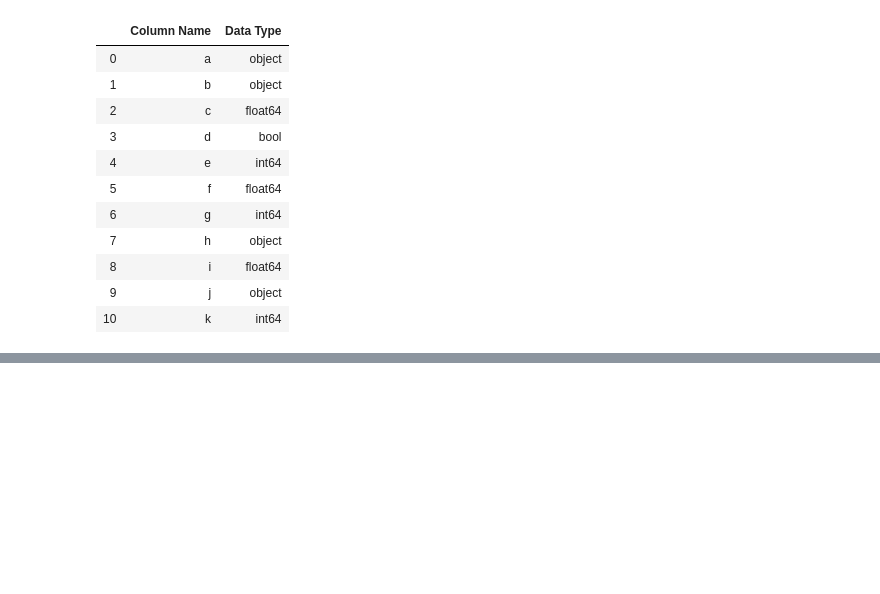
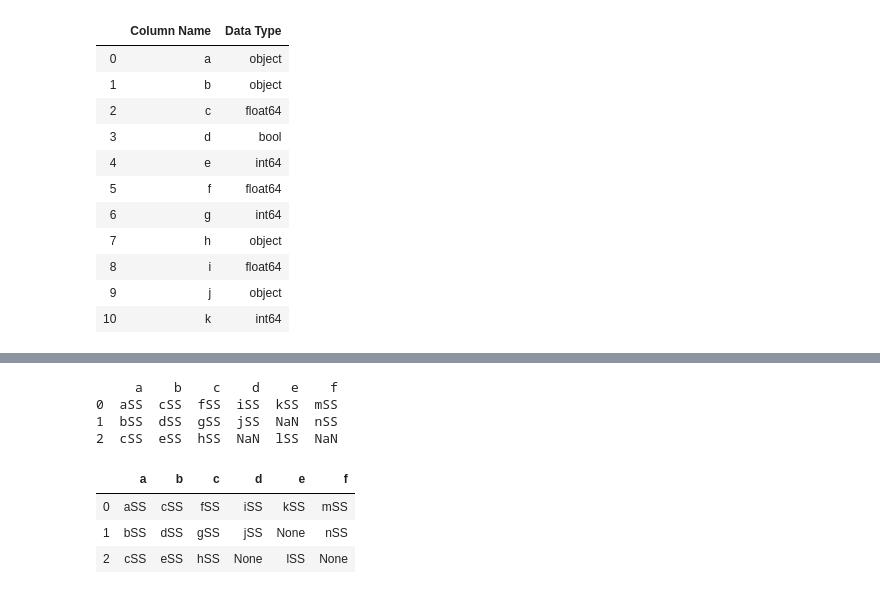
Before and after one commit to najafmurtaza/Analytica, a Jupyter notebook: Test Lib.ipynb, the cells around one changed output, grey strips where cells are left out. Saved outputs shown, nothing was run; the diff lists cells and outputs as text; code cells hidden in the pictures; blank space fills up the shorter version.

```diff
--- a/Test Lib.ipynb
+++ b/Test Lib.ipynb
@@ -956,0 +969,12 @@ alt_df.dtypes
+# %%
+a1 = np.array(['a', 'b', 'c'])
+b1 = np.array(['c', 'd', 'e'])
+c1 = np.array(['f', 'g', 'h'])
+d1 = np.array(['i', 'j', None])
+e1 = np.array(['k', None, 'l'])
+f1 = np.array(['m', 'n', None])
+
+data_dict = {'a': a1, 'b': b1, 'c': c1, 'd': d1, 'e': e1, 'f':f1}
+
+alt_df2 = alt.DataFrame(data_dict)
+pd_df2 = pd.DataFrame(data_dict)
@@ -956,0 +1012,12 @@ alt_df.dtypes
+# %%
+print(pd_df2 + 'SS')
+alt_df2 + 'SS'
+# %% [output]
+     a    b    c    d    e    f
+0  aSS  cSS  fSS  iSS  kSS  mSS
+1  bSS  dSS  gSS  jSS  NaN  nSS
+2  cSS  eSS  hSS  NaN  lSS  NaN
+|  | a | b | c | d | e | f |
+| 0 | aSS | cSS | fSS | iSS | kSS | mSS |
+| 1 | bSS | dSS | gSS | jSS | None | nSS |
+| 2 | cSS | eSS | hSS | None | lSS | None |
```
Also changed, not shown: parts of 77 cells of this notebook, 2 other files.
